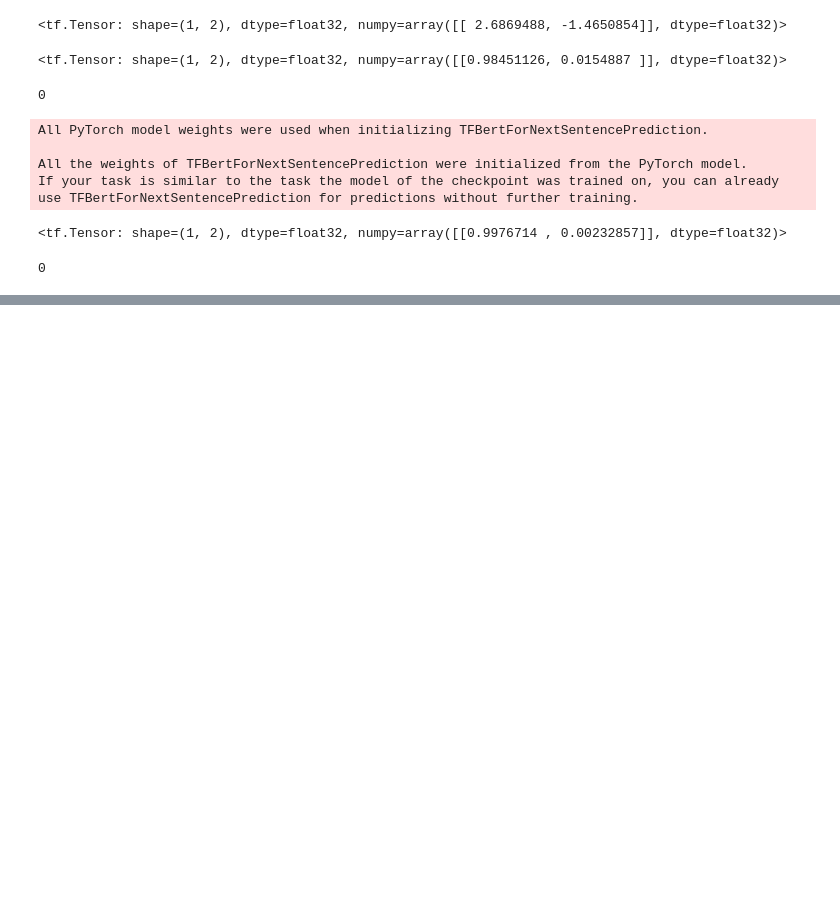
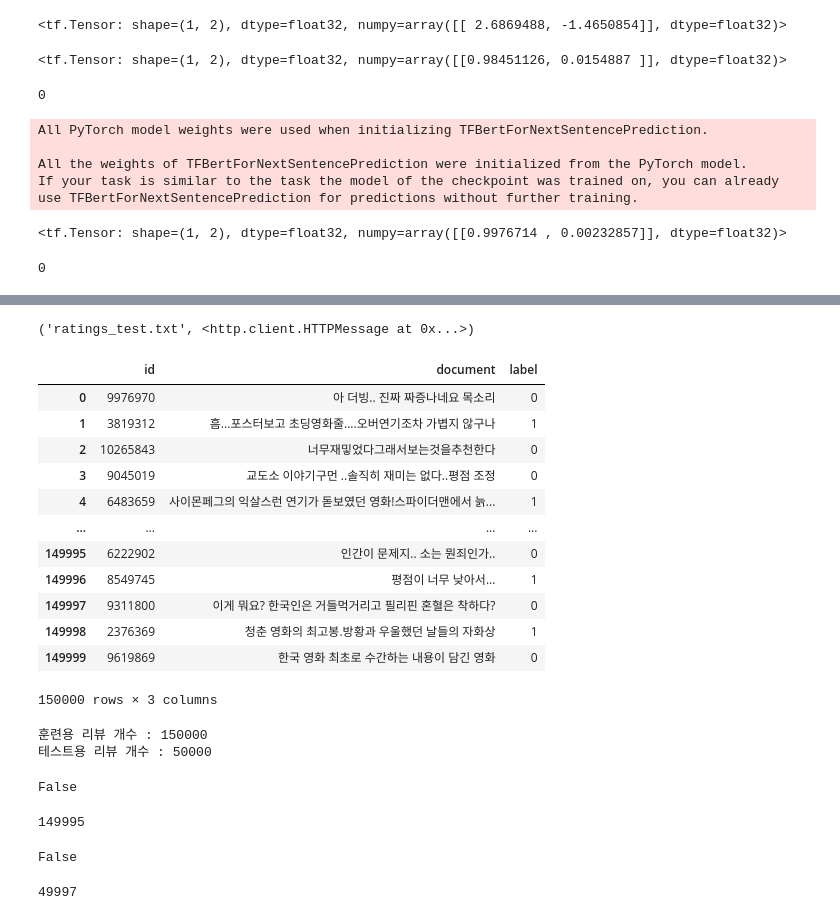
Before and after one commit to yknlwca/Deep_Learning, a Jupyter notebook: BELT/BERT.ipynb, the cells around one changed output, grey strips where cells are left out. Cells and saved outputs as stored; diff of their text form; code cells hidden in the pictures; blank space fills up the shorter version.

```diff
--- a/BELT/BERT.ipynb
+++ b/BELT/BERT.ipynb
@@ -275,0 +338,49 @@ tf.math.argmax(res, axis = -1 ).numpy()[0]
+# %%
+urllib.request.urlretrieve("https://raw.githubusercontent.com/e9t/nsmc/master/ratings_train.txt", filename="ratings_train.txt")
+urllib.request.urlretrieve("https://raw.githubusercontent.com/e9t/nsmc/master/ratings_test.txt", filename="ratings_test.txt")
+# %% [output]
+('ratings_test.txt', <http.client.HTTPMessage at 0x...>)
+# %%
+train_data = pd.read_table('ratings_train.txt')
+test_data = pd.read_table('ratings_test.txt')
+train_data
+# %% [output]
+|  | id | document | label |
+| 0 | 9976970 | 아 더빙.. 진짜 짜증나네요 목소리 | 0 |
+| 1 | 3819312 | 흠...포스터보고 초딩영화줄....오버연기조차 가볍지 않구나 | 1 |
+| 2 | 10265843 | 너무재밓었다그래서보는것을추천한다 | 0 |
+| 3 | 9045019 | 교도소 이야기구먼 ..솔직히 재미는 없다..평점 조정 | 0 |
+| 4 | 6483659 | 사이몬페그의 익살스런 연기가 돋보였던 영화!스파이더맨에서 늙... | 1 |
+| ... | ... | ... | ... |
+| 149995 | 6222902 | 인간이 문제지.. 소는 뭔죄인가.. | 0 |
+| 149996 | 8549745 | 평점이 너무 낮아서... | 1 |
+| 149997 | 9311800 | 이게 뭐요? 한국인은 거들먹거리고 필리핀 혼혈은 착하다? | 0 |
+| 149998 | 2376369 | 청춘 영화의 최고봉.방황과 우울했던 날들의 자화상 | 1 |
+| 149999 | 9619869 | 한국 영화 최초로 수간하는 내용이 담긴 영화 | 0 |
+150000 rows × 3 columns
+# %%
+print('훈련용 리뷰 개수 :',len(train_data)) # 훈련용 리뷰 개수 출력 150000
+print('테스트용 리뷰 개수 :',len(test_data)) # 테스트용 리뷰 개수 출력 50000
+# %% [output]
+훈련용 리뷰 개수 : 150000
+테스트용 리뷰 개수 : 50000
+# %%
+train_data = train_data.dropna(how = 'any') # Null 값이 존재하는 행 제거
+train_data = train_data.reset_index(drop=True)
+print(train_data.isnull().values.any()) # Null 값이 존재하는지 확인 : False
+# %% [output]
+False
+# %%
+print(len(train_data)) # Null data 5
+# %% [output]
+149995
+# %%
+test_data = test_data.dropna(how = 'any') # Null 값이 존재하는 행 제거
+test_data = test_data.reset_index(drop=True)
+print(test_data.isnull().values.any()) # Null 값이 존재하는지 확인
+# %% [output]
+False
+# %%
+print(len(test_data)) # Null data 3
+# %% [output]
+49997
```
Also changed, not shown: parts of 51 cells of this notebook.
